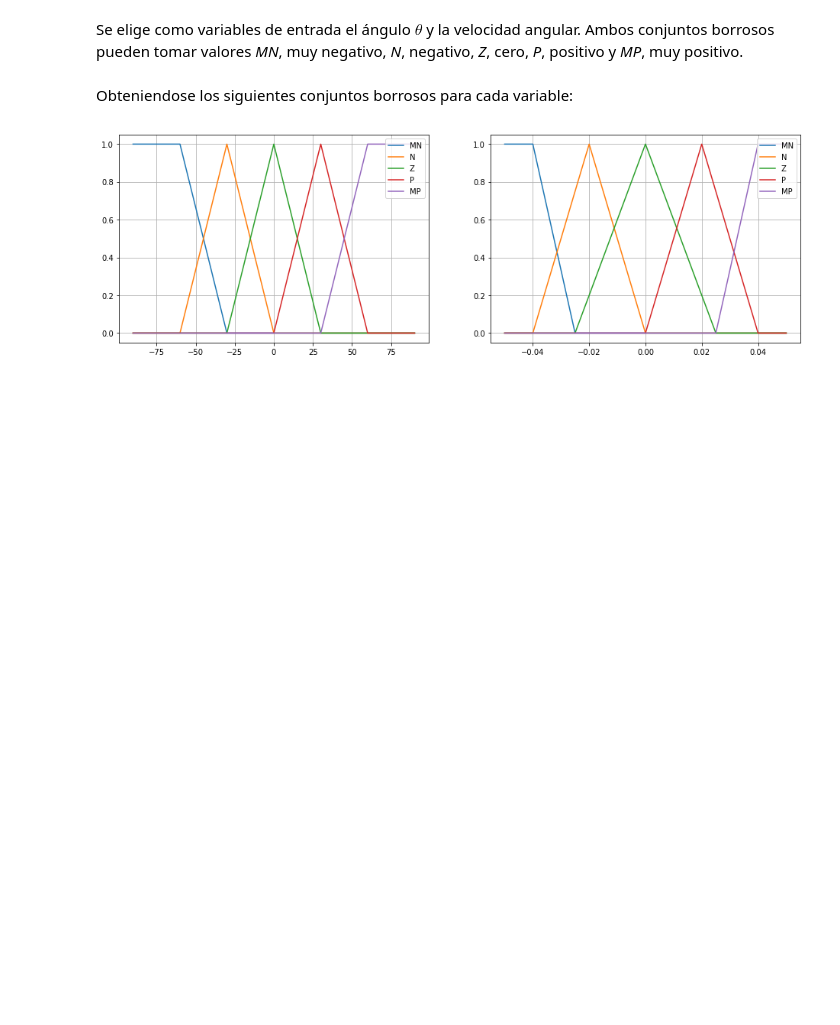
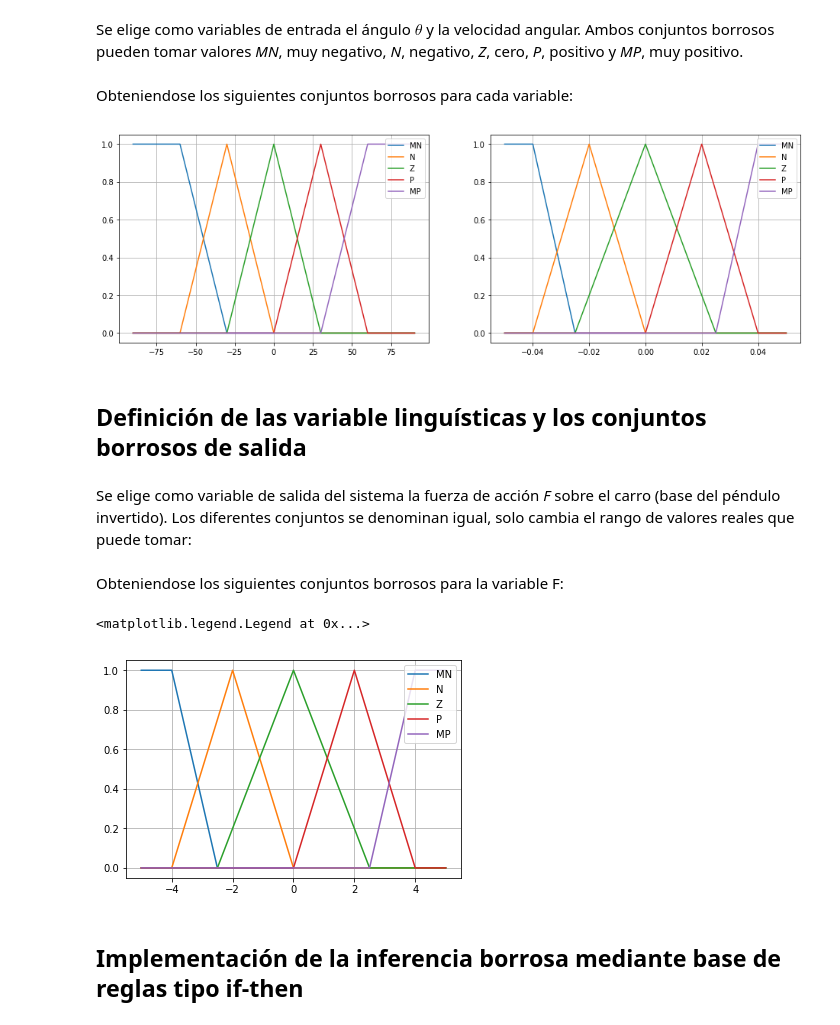
Before and after one commit to GinoAvanzini/IA2_2019, a Jupyter notebook: TP_2/fuzzy_logic.ipynb, the cells around one changed output. Cells and saved outputs as stored; diff of their text form; code cells hidden in the pictures; blank space fills up the shorter version.

Commit message:
[FL] conjuntos de salida y base de reglas

```diff
--- a/TP_2/fuzzy_logic.ipynb
+++ b/TP_2/fuzzy_logic.ipynb
@@ -136,3 +136,31 @@ ax1.legend(loc="upper right")
 plt.show()
 # %% [output]
 [figure]
+# %% [markdown]
+## Definición de las variable linguísticas y los conjuntos borrosos de salida
+# %% [markdown]
+Se elige como variable de salida del sistema la fuerza de acción *F* sobre el carro (base del péndulo invertido). Los diferentes conjuntos se denominan igual, solo cambia el rango de valores reales que puede tomar:
+# %%
+F_STEP = 0.5
+F = []
+F.append(arange(-5, 5+F_STEP, F_STEP))
+
+# Generación de conjuntos borrosos de salida
+F.append({})
+F[1]['MN'] = generate_profile(-4, F[0], max=-2.5)
+F[1]['N'] = generate_profile(-2, F[0], min=-4, max=0)
+F[1]['Z'] = generate_profile(0, F[0], min=-2.5, max=2.5)
+F[1]['P'] = generate_profile(2, F[0], min=0, max=4)
+F[1]['MP'] = generate_profile(4, F[0], min=2.5)
+# %% [markdown]
+Obteniendose los siguientes conjuntos borrosos para la variable F:
+# %%
+for i in theta[1]:
+    plt.plot(F[0], F[1][i], label=i)
+plt.grid()
+plt.legend(loc="upper right")
+# %% [output]
+<matplotlib.legend.Legend at 0x...>
+[figure, added]
+# %% [markdown]
+## Implementación de la inferencia borrosa mediante base de reglas tipo if-then
```
Also changed, not shown: parts of 1 cell of this notebook, 1 other file.
